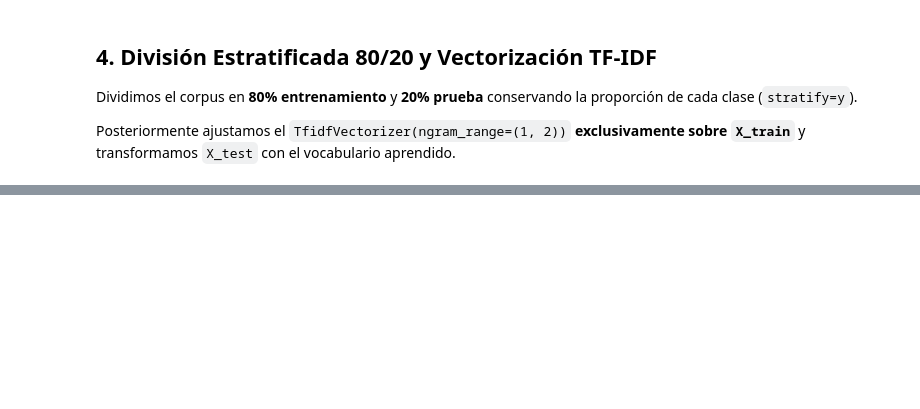
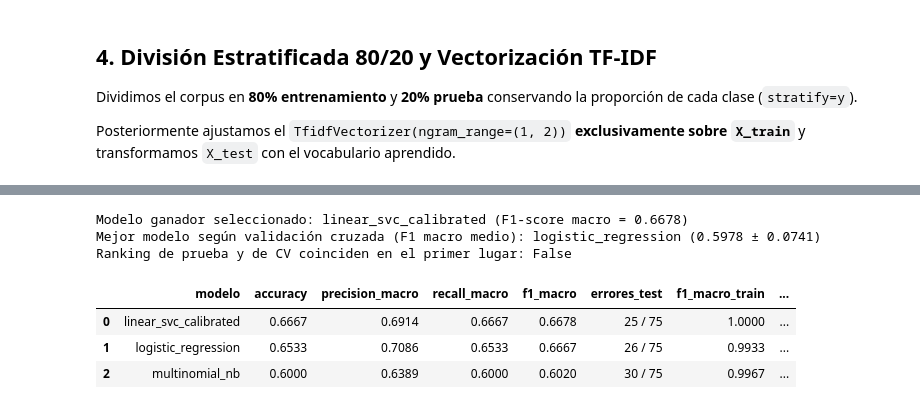
Before and after one commit to AndresGlzLeon/Tarea-especial2, a Jupyter notebook: notebooks/entrenamiento_evaluacion.ipynb, the cells around one changed output, grey strips where cells are left out. Saved outputs shown, nothing was run; the diff lists cells and outputs as text; code cells hidden in the pictures; blank space fills up the shorter version.

```diff
--- a/notebooks/entrenamiento_evaluacion.ipynb
+++ b/notebooks/entrenamiento_evaluacion.ipynb
@@ -202,19 +420,35 @@ Ordenamos los modelos por `f1_macro` de mayor a menor para seleccionar el clasif
 # %%
 tabla_comparativa = pd.DataFrame(
     [
         {
             "modelo": nombre,
             "accuracy": datos["accuracy"],
             "precision_macro": datos["precision_macro"],
             "recall_macro": datos["recall_macro"],
             "f1_macro": datos["f1_macro"],
+            "errores_test": f"{datos['errores_test']} / {len(y_test)}",
+            "f1_macro_train": datos["f1_macro_train"],
+            "cv_f1_macro_mean": resultados_cv[nombre]["cv_f1_macro_mean"],
+            "cv_f1_macro_std": resultados_cv[nombre]["cv_f1_macro_std"],
         }
         for nombre, datos in resultados.items()
     ]
-).sort_values(by="f1_macro", ascending=False)
+).sort_values(by=["f1_macro", "cv_f1_macro_mean"], ascending=False)
 
 modelo_ganador = str(tabla_comparativa.iloc[0]["modelo"])
 mejor_f1 = float(tabla_comparativa.iloc[0]["f1_macro"])
+mejor_cv = str(tabla_cv.index[0])
 
 print(f"Modelo ganador seleccionado: {modelo_ganador} (F1-score macro = {mejor_f1:.4f})")
-tabla_comparativa
+print(f"Mejor modelo según validación cruzada (F1 macro medio): {mejor_cv} "
+      f"({tabla_cv.loc[mejor_cv, 'cv_f1_macro_mean']:.4f} ± {tabla_cv.loc[mejor_cv, 'cv_f1_macro_std']:.4f})")
+print("Ranking de prueba y de CV coinciden en el primer lugar:", modelo_ganador == mejor_cv)
+tabla_comparativa.reset_index(drop=True)
+# %% [output]
+Modelo ganador seleccionado: linear_svc_calibrated (F1-score macro = 0.6678)
+Mejor modelo según validación cruzada (F1 macro medio): logistic_regression (0.5978 ± 0.0741)
+Ranking de prueba y de CV coinciden en el primer lugar: False
+|  | modelo | accuracy | precision_macro | recall_macro | f1_macro | errores_test | f1_macro_train | ... |
+| 0 | linear_svc_calibrated | 0.6667 | 0.6914 | 0.6667 | 0.6678 | 25 / 75 | 1.0000 | ... |
+| 1 | logistic_regression | 0.6533 | 0.7086 | 0.6533 | 0.6667 | 26 / 75 | 0.9933 | ... |
+| 2 | multinomial_nb | 0.6000 | 0.6389 | 0.6000 | 0.6020 | 30 / 75 | 0.9967 | ... |
```
Also changed, not shown: parts of 17 cells of this notebook.
